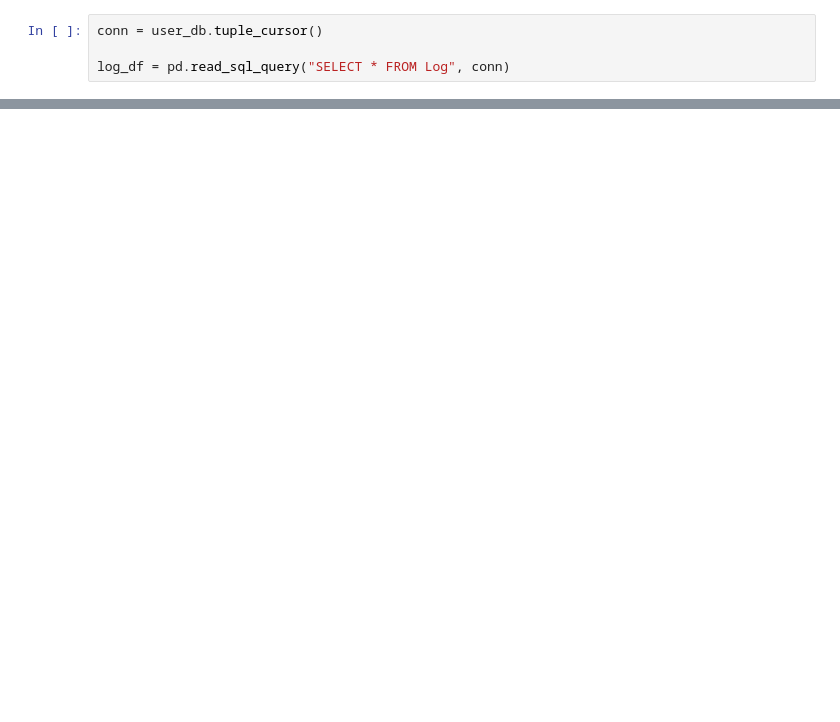
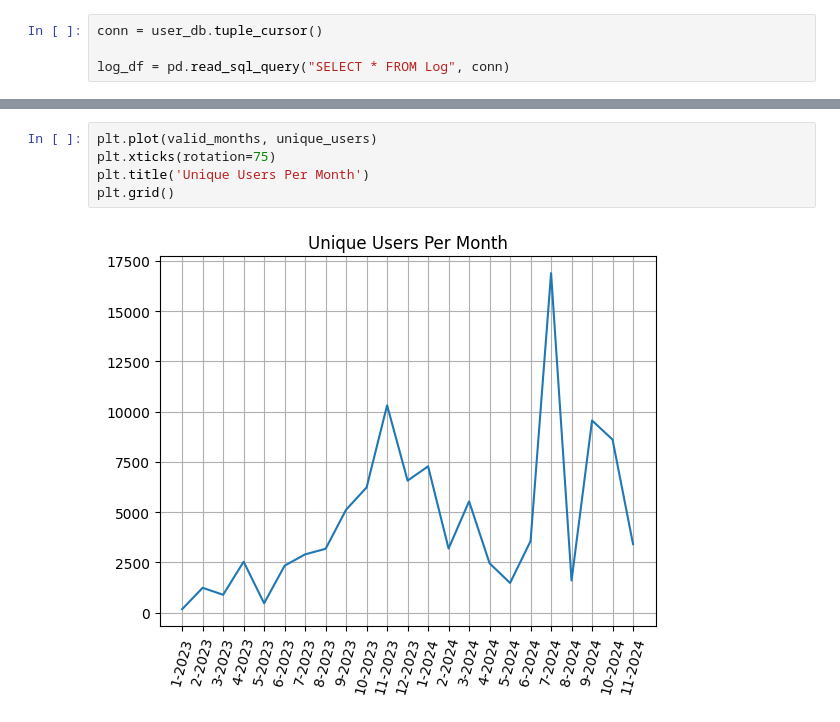
Before and after one commit to joshua-coppola/steep-seeker, a Jupyter notebook: log_stats.ipynb, the cells around one changed output, grey strips where cells are left out. Cells and saved outputs as stored; diff of their text form; blank space fills up the shorter version.

```diff
--- a/log_stats.ipynb
+++ b/log_stats.ipynb
@@ -62,0 +55,7 @@ conn.close()
+# %%
+plt.plot(valid_months, unique_users)
+plt.xticks(rotation=75)
+plt.title('Unique Users Per Month')
+plt.grid()
+# %% [output]
+[figure, added]
```
Also changed, not shown: parts of 26 cells of this notebook, 3 other files.
